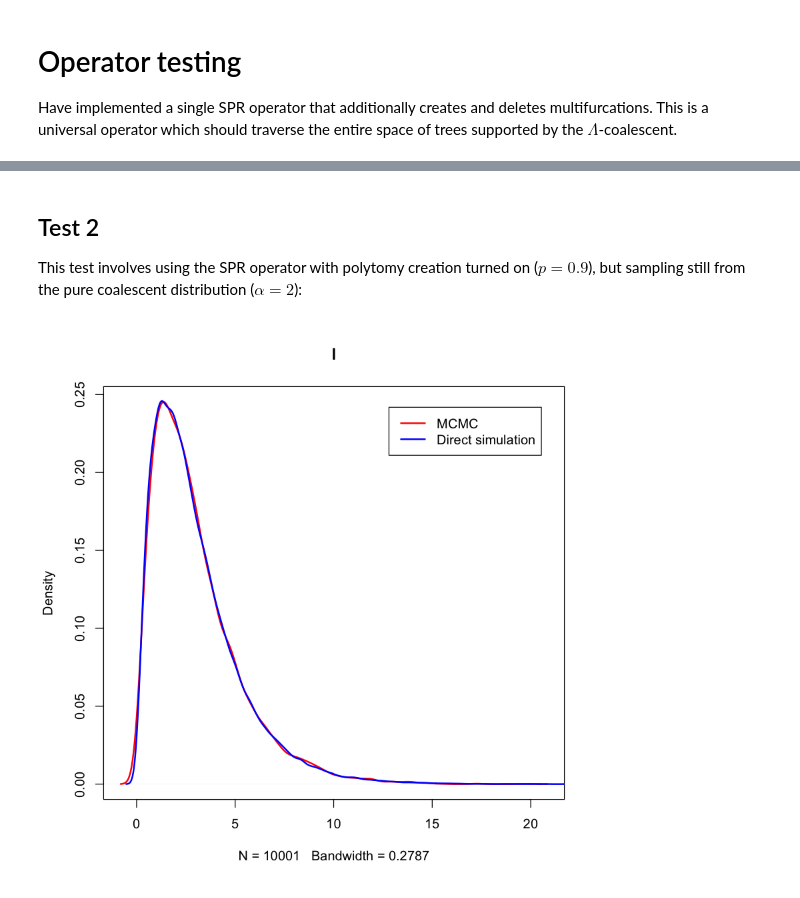
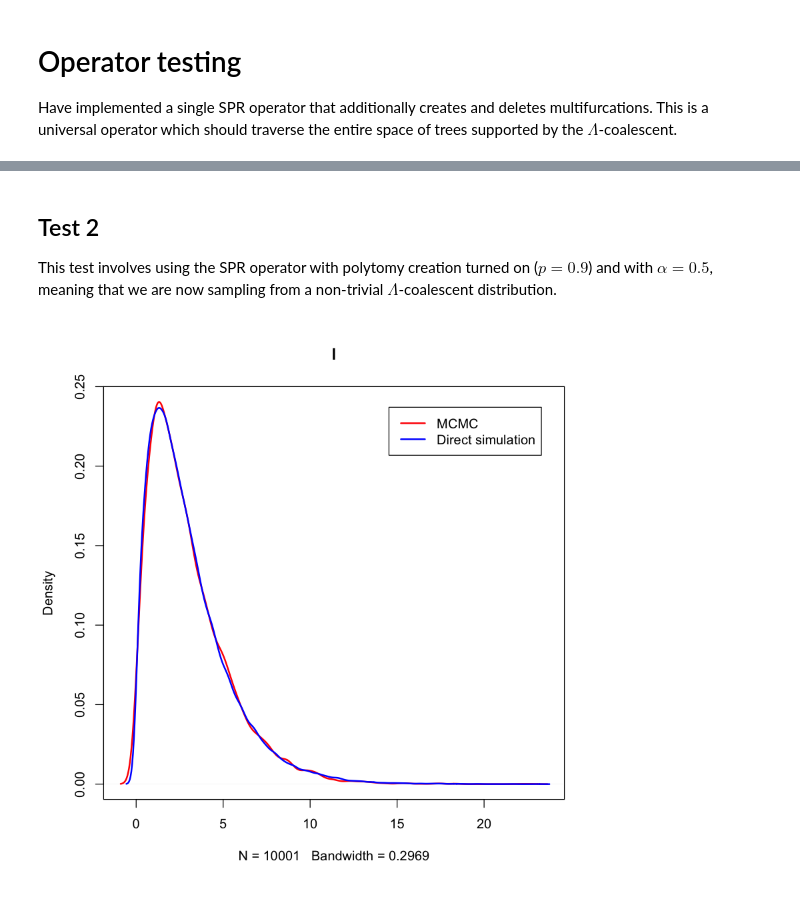
Before and after one commit to tgvaughan/pitchfork, a Jupyter notebook: validation/validation_results.ipynb, the cells around one changed output, grey strips where cells are left out. Saved outputs shown, nothing was run; the diff lists cells and outputs as text; code cells hidden in the pictures.

```diff
--- a/validation/validation_results.ipynb
+++ b/validation/validation_results.ipynb
@@ -19,13 +19,13 @@ legend("topright", inset=0.05, c("MCMC", "Direct simulation"),
 # %% [markdown]
 ## Test 2
 
-This test involves using the SPR operator with polytomy creation turned on ($p=0.9$), but sampling still from the pure coalescent distribution ($\alpha=2$):
+This test involves using the SPR operator with polytomy creation turned on ($p=0.9$) and with $\alpha=0.5$, meaning that we are now sampling from a non-trivial $\Lambda$-coalescent distribution.
 # %%
-dfs <- read.table("tree_simulator.log", header=T)
-df <- read.table("operator_testing.log", header=T)
+dfs <- read.table("DirectSimulation/simulate_3taxon_alpha1.5.log", header=T)
+df <- read.table("OperatorTestsSPR/SPR_3taxon_alpha1.5.log", header=T)
 plot(density(df$tree.treeLength), 'l', col='red', lwd=2)
 lines(density(dfs$tree.treeLength), col='blue', lwd=2)
 legend("topright", inset=0.05, c("MCMC", "Direct simulation"),
        lty=1, lwd=2, col=c("red","blue"))
 # %% [output]
-[figure, old version]
+[figure, new version]
```
Also changed, not shown: parts of 7 cells of this notebook, 6 other files.
